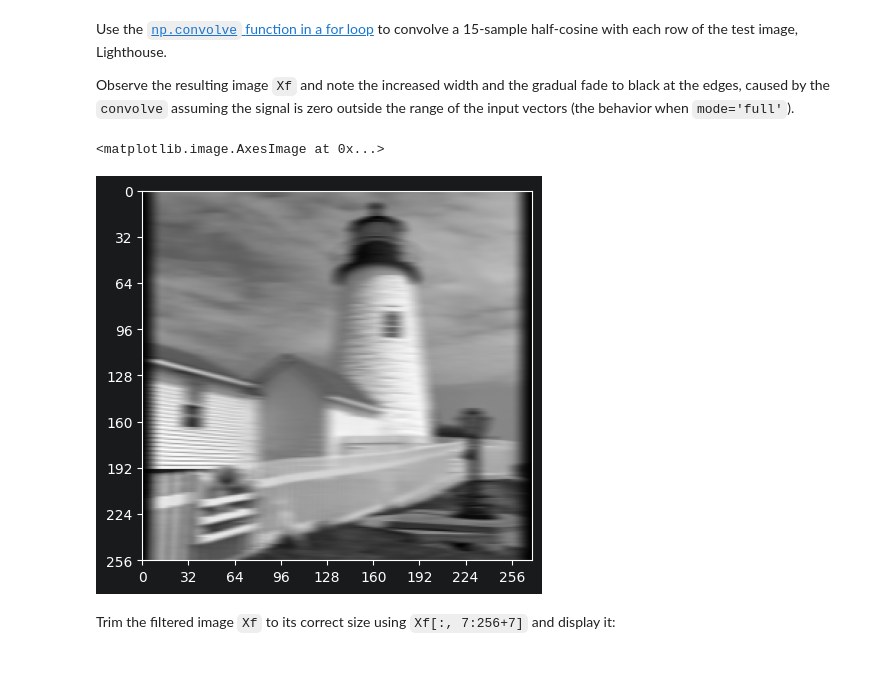
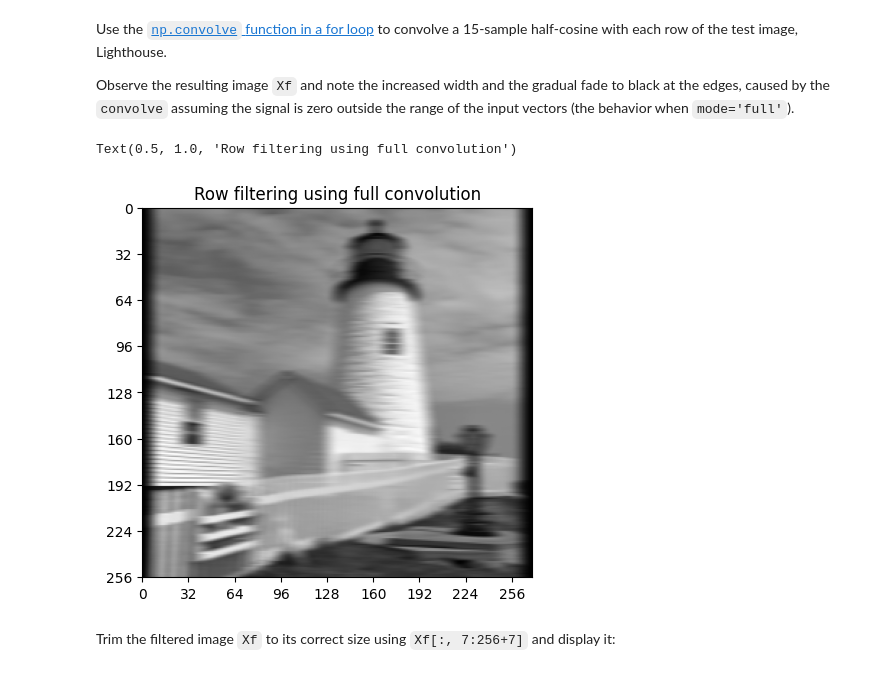
Before and after one commit to dofsdev/SF2, a Jupyter notebook: 5-simple-image-filtering.ipynb, the cells around one changed output. Drawn from its saved outputs; the diff is of its cells as text; code cells hidden in the pictures.

```diff
--- a/5-simple-image-filtering.ipynb
+++ b/5-simple-image-filtering.ipynb
@@ -51,17 +51,18 @@ Use the [`np.convolve` function in a for loop](https://numpy.org/doc/stable/refe
 Observe the resulting image `Xf` and note the increased width and the gradual fade to black at the edges, caused by the `convolve` assuming the signal is zero outside the range of the input vectors (the behavior when `mode='full'`).
 # %%
 h = halfcos(15)
-Xf = np.zeros((X.shape[0], X.shape[1] + h.shape[0] - 1))
+
+Xf = np.zeros((X.shape[0], X.shape[1] + len(h) - 1))
 
 for i in range(X.shape[0]):
-    row = np.convolve(X[i, :], h, mode='full')
-    Xf[i, :] = row
+    Xf[i, :] = np.convolve(X[i, :], h, mode="full")
 
 fig, ax = plt.subplots()
 plot_image(Xf, ax=ax)
+ax.set_title("Row filtering using full convolution")
 # %% [output]
-<matplotlib.image.AxesImage at 0x...>
+Text(0.5, 1.0, 'Row filtering using full convolution')
-[figure, old version]
+[figure, new version]
 # %% [markdown]
 Trim the filtered image `Xf` to its correct size using `Xf[:, 7:256+7]` and display it:
 # %%
```
Also changed, not shown: parts of 9 cells of this notebook, 1 other file.
